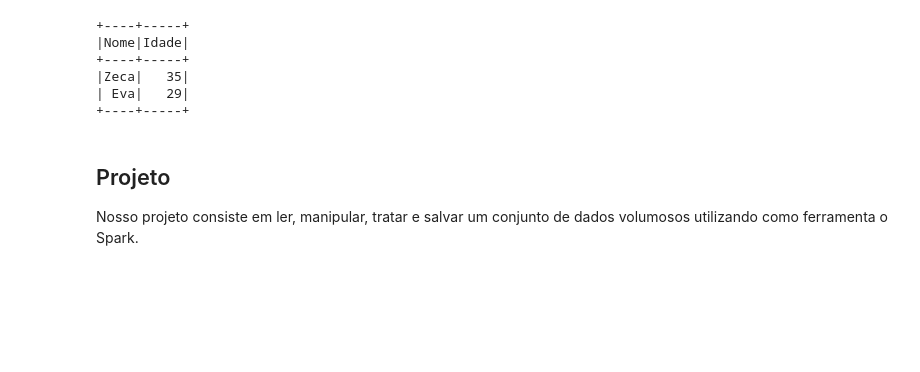
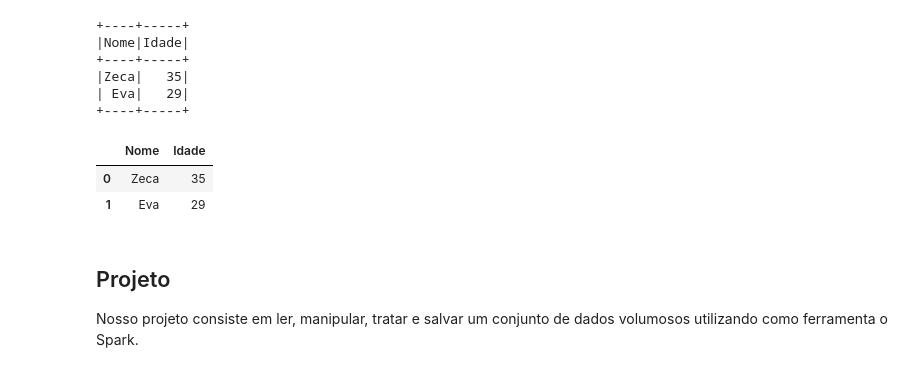
Before and after one commit to RaphaelfsOliveira/ApacheSparkPython, a Jupyter notebook: aula0_projeto_spark.ipynb, the cells around one changed output. Cells and saved outputs as stored; diff of their text form; code cells hidden in the pictures; blank space fills up the shorter version.

```diff
--- a/aula0_projeto_spark.ipynb
+++ b/aula0_projeto_spark.ipynb
@@ -185,6 +185,12 @@ df.show()
 |Zeca|   35|
 | Eva|   29|
 +----+-----+
+# %%
+df.toPandas()
+# %% [output]
+|  | Nome | Idade |
+| 0 | Zeca | 35 |
+| 1 | Eva | 29 |
 # %% [markdown]
 ## Projeto
 
```
